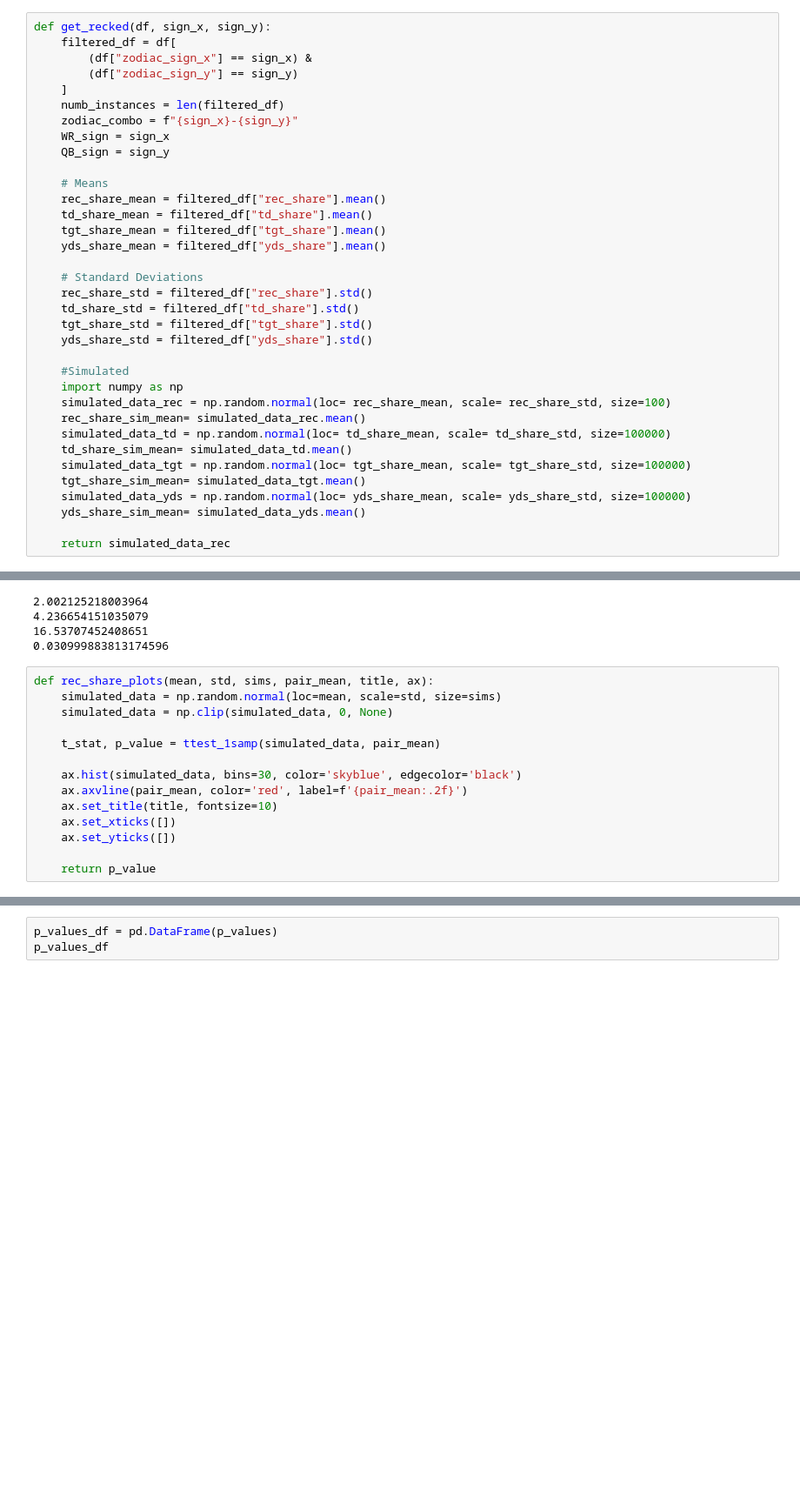
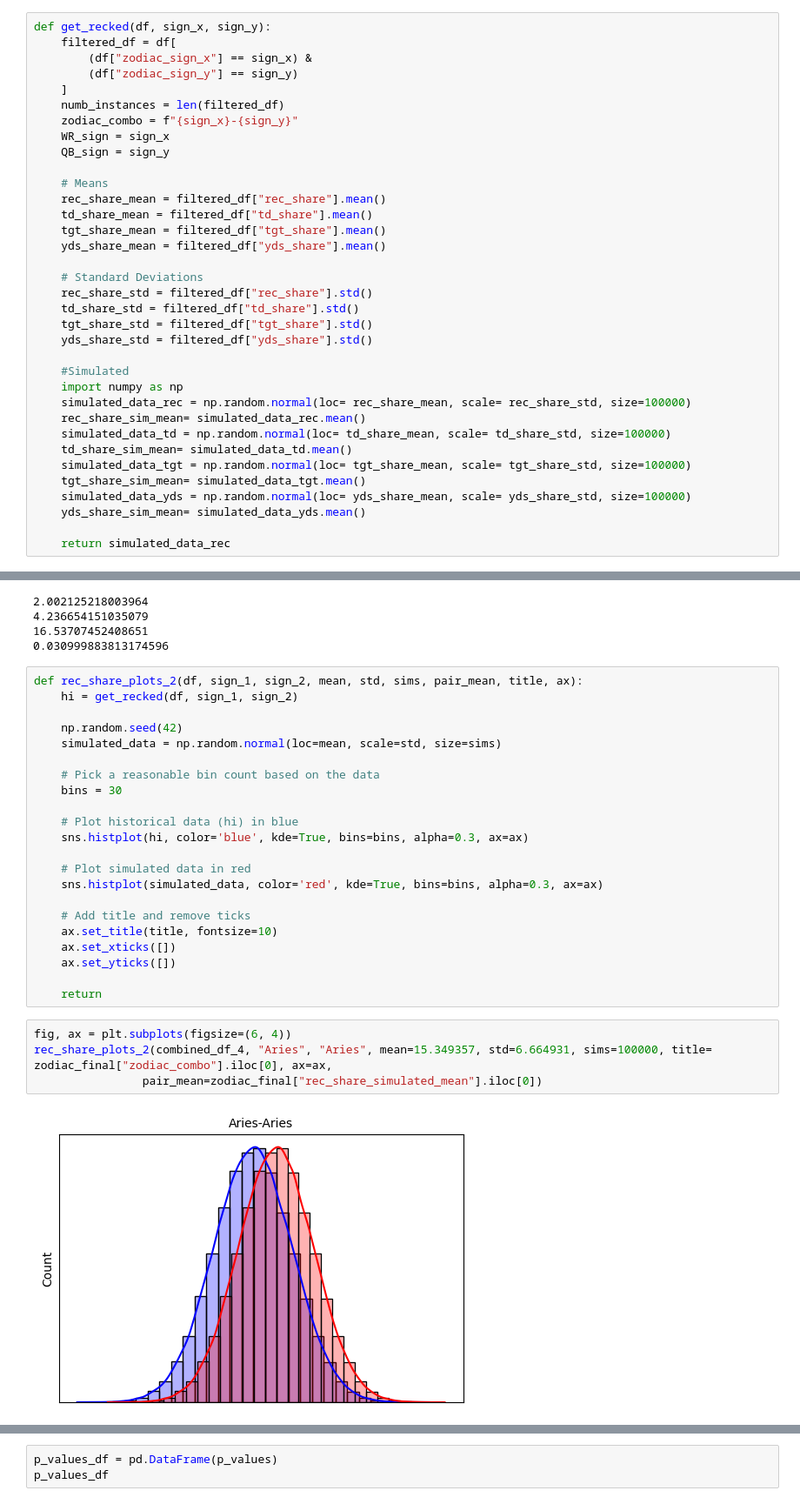
Before and after one commit to connor-pickett/2025_FinalProject_Ctrl-Alt-Defeat, a Jupyter notebook: Master_Code.ipynb, the cells around one changed output, grey strips where cells are left out. Shown: that part at 87% size. Saved outputs shown, nothing was run; the diff lists cells and outputs as text; blank space fills up the shorter version.

Commit message:
Updates Master_Code plots

```diff
--- a/Master_Code.ipynb
+++ b/Master_Code.ipynb
@@ -1194,7 +1194,7 @@ def get_recked(df, sign_x, sign_y):
 
     #Simulated
     import numpy as np
-    simulated_data_rec = np.random.normal(loc= rec_share_mean, scale= rec_share_std, size=100)
+    simulated_data_rec = np.random.normal(loc= rec_share_mean, scale= rec_share_std, size=100000)
     rec_share_sim_mean= simulated_data_rec.mean()
     simulated_data_td = np.random.normal(loc= td_share_mean, scale= td_share_std, size=100000)
     td_share_sim_mean= simulated_data_td.mean()
@@ -1303,16 +1267,30 @@ print(p)
 16.53707452408651
 0.030999883813174596
 # %%
-def rec_share_plots(mean, std, sims, pair_mean, title, ax):
+def rec_share_plots_2(df, sign_1, sign_2, mean, std, sims, pair_mean, title, ax):
+    hi = get_recked(df, sign_1, sign_2)
+
+    np.random.seed(42)
     simulated_data = np.random.normal(loc=mean, scale=std, size=sims)
-    simulated_data = np.clip(simulated_data, 0, None)
 
-    t_stat, p_value = ttest_1samp(simulated_data, pair_mean)
+    # Pick a reasonable bin count based on the data
+    bins = 30
 
-    ax.hist(simulated_data, bins=30, color='skyblue', edgecolor='black')
-    ax.axvline(pair_mean, color='red', label=f'{pair_mean:.2f}')
+    # Plot historical data (hi) in blue
+    sns.histplot(hi, color='blue', kde=True, bins=bins, alpha=0.3, ax=ax)
+
+    # Plot simulated data in red
+    sns.histplot(simulated_data, color='red', kde=True, bins=bins, alpha=0.3, ax=ax)
+
+    # Add title and remove ticks
     ax.set_title(title, fontsize=10)
     ax.set_xticks([])
     ax.set_yticks([])
 
-    return p_value
+    return
+# %%
+fig, ax = plt.subplots(figsize=(6, 4))
+rec_share_plots_2(combined_df_4, "Aries", "Aries", mean=15.349357, std=6.664931, sims=100000, title= zodiac_final["zodiac_combo"].iloc[0], ax=ax,
+                pair_mean=zodiac_final["rec_share_simulated_mean"].iloc[0])
+# %% [output]
+[figure, added]
```
Also changed, not shown: parts of 7 cells of this notebook.
